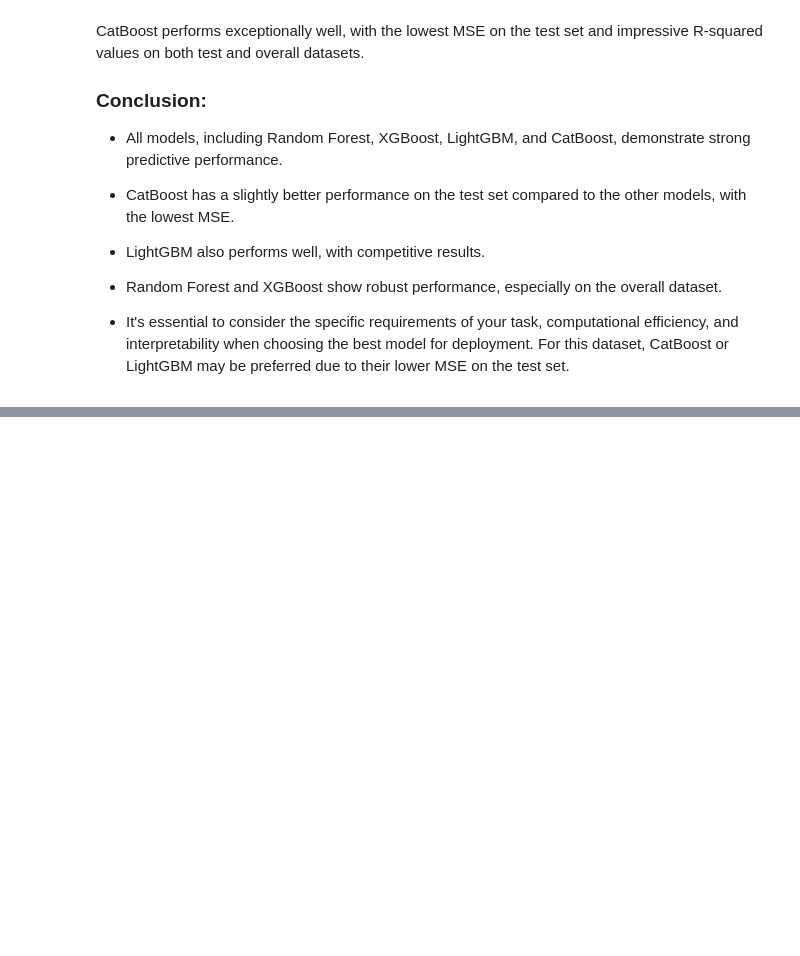
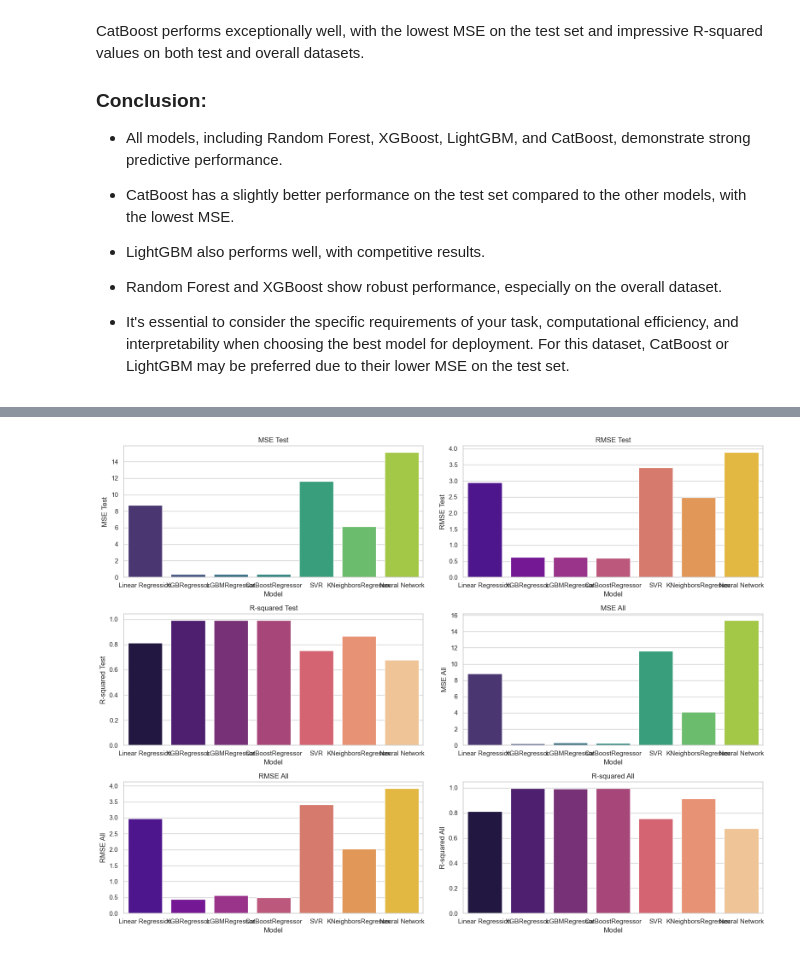
Before and after one commit to mdkhurshidjahan/fifa, a Jupyter notebook: proshant models file.ipynb, the cells around one changed output, grey strips where cells are left out. Saved outputs shown, nothing was run; the diff lists cells and outputs as text; code cells hidden in the pictures; blank space fills up the shorter version.

```diff
--- a/proshant models file.ipynb
+++ b/proshant models file.ipynb
@@ -1259,0 +1313,61 @@ CatBoost performs exceptionally well, with the lowest MSE on the test set and im
+# %%
+import matplotlib.pyplot as plt
+import seaborn as sns
+import pandas as pd
+
+# Define model names
+models = ['Linear Regression', 'XGBRegressor', 'LGBMRegressor', 'CatBoostRegressor', 'SVR', 'KNeighborsRegressor', 'Neural Network']
+
+# Define performance metrics for test set
+mse_test = [8.730435728974319, 0.3956294334926051, 0.39596329646162387, 0.3625970049295879, 11.607485820255496, 6.143866943866944, 15.137370127629644]
+rmse_test = [2.9547310755759684, 0.6289908055708009, 0.6292561453507021, 0.6021602817602535, 3.4069760521987082, 2.478682501626004, 3.8906773353273136]
+r_squared_test = [0.8134447643767773, 0.9915460414032089, 0.9915389072936656, 0.9922518907657245, 0.7519668754900297, 0.8687155394149516, 0.6765389794344606]
+
+# Define performance metrics for all data
+mse_all = [8.83677239577183, 0.198995117879868, 0.3188726297322115, 0.2535101771804687, 11.612430620465847, 4.115319923072925, 15.376495215231246]
+rmse_all = [2.9726709195220096, 0.4460886883567751, 0.5646880818046468, 0.5034979415851357, 3.407701662479544, 2.028625131233695, 3.9212874435867677]
+r_squared_all = [0.8133146922165225, 0.9957960369278508, 0.99326350930417, 0.994644353918652, 0.754676245194092, 0.9130599123686898, 0.6751567638813345]
+
+# Create a DataFrame for better visualization
+data = {
+    'Model': models,
+    'MSE Test': mse_test,
+    'RMSE Test': rmse_test,
+    'R-squared Test': r_squared_test,
+    'MSE All': mse_all,
+    'RMSE All': rmse_all,
+    'R-squared All': r_squared_all
+}
+
+df = pd.DataFrame(data)
+
+# Set the style for better aesthetics
+sns.set(style="whitegrid")
+
+# Plotting the data
+fig, axes = plt.subplots(nrows=3, ncols=2, figsize=(16, 12))
+
+# Test Metrics
+sns.barplot(ax=axes[0, 0], x='Model', y='MSE Test', data=df, palette='viridis')
+axes[0, 0].set_title('MSE Test')
+
+sns.barplot(ax=axes[0, 1], x='Model', y='RMSE Test', data=df, palette='plasma')
+axes[0, 1].set_title('RMSE Test')
+
+sns.barplot(ax=axes[1, 0], x='Model', y='R-squared Test', data=df, palette='magma')
+axes[1, 0].set_title('R-squared Test')
+
+# All Metrics
+sns.barplot(ax=axes[1, 1], x='Model', y='MSE All', data=df, palette='viridis')
+axes[1, 1].set_title('MSE All')
+
+sns.barplot(ax=axes[2, 0], x='Model', y='RMSE All', data=df, palette='plasma')
+axes[2, 0].set_title('RMSE All')
+
+sns.barplot(ax=axes[2, 1], x='Model', y='R-squared All', data=df, palette='magma')
+axes[2, 1].set_title('R-squared All')
+
+plt.tight_layout()
+plt.show()
+# %% [output]
+[figure, added]
```
Also changed, not shown: parts of 13 cells of this notebook, 21 other files.
